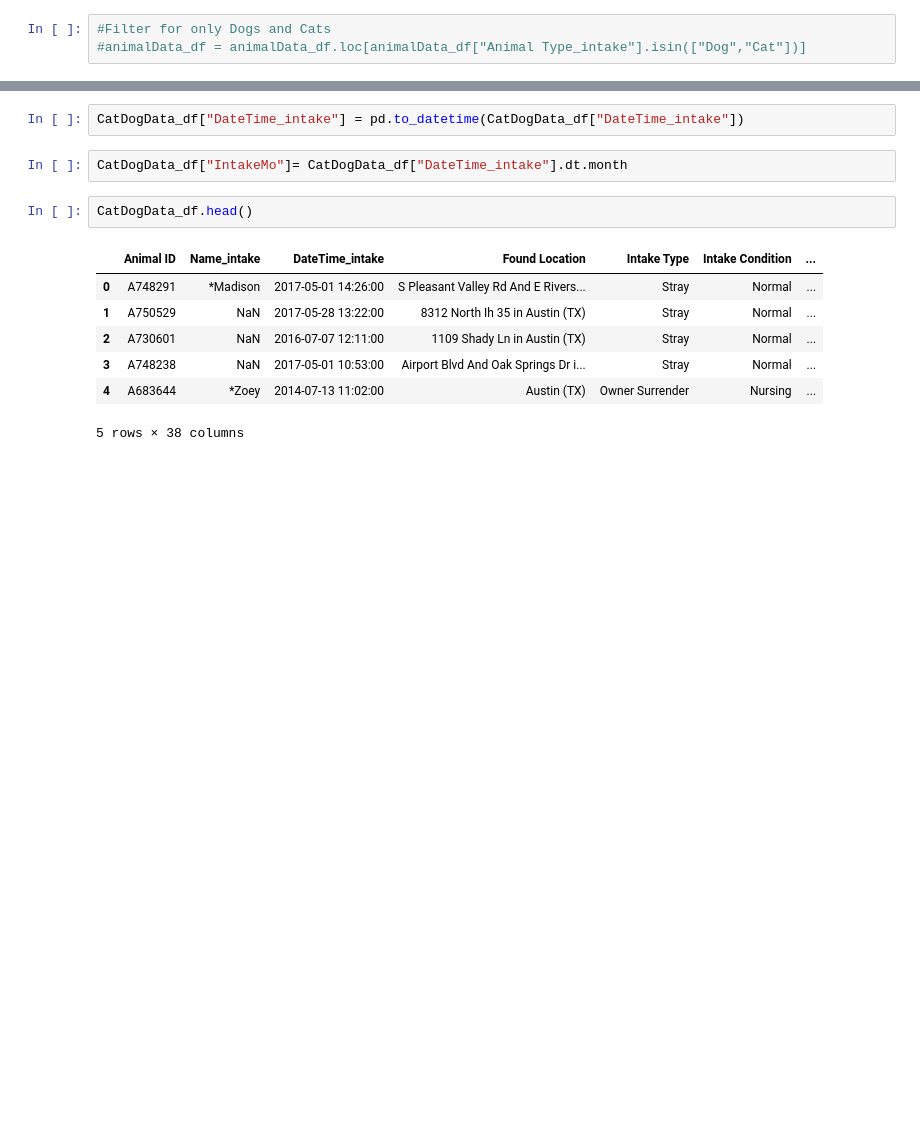
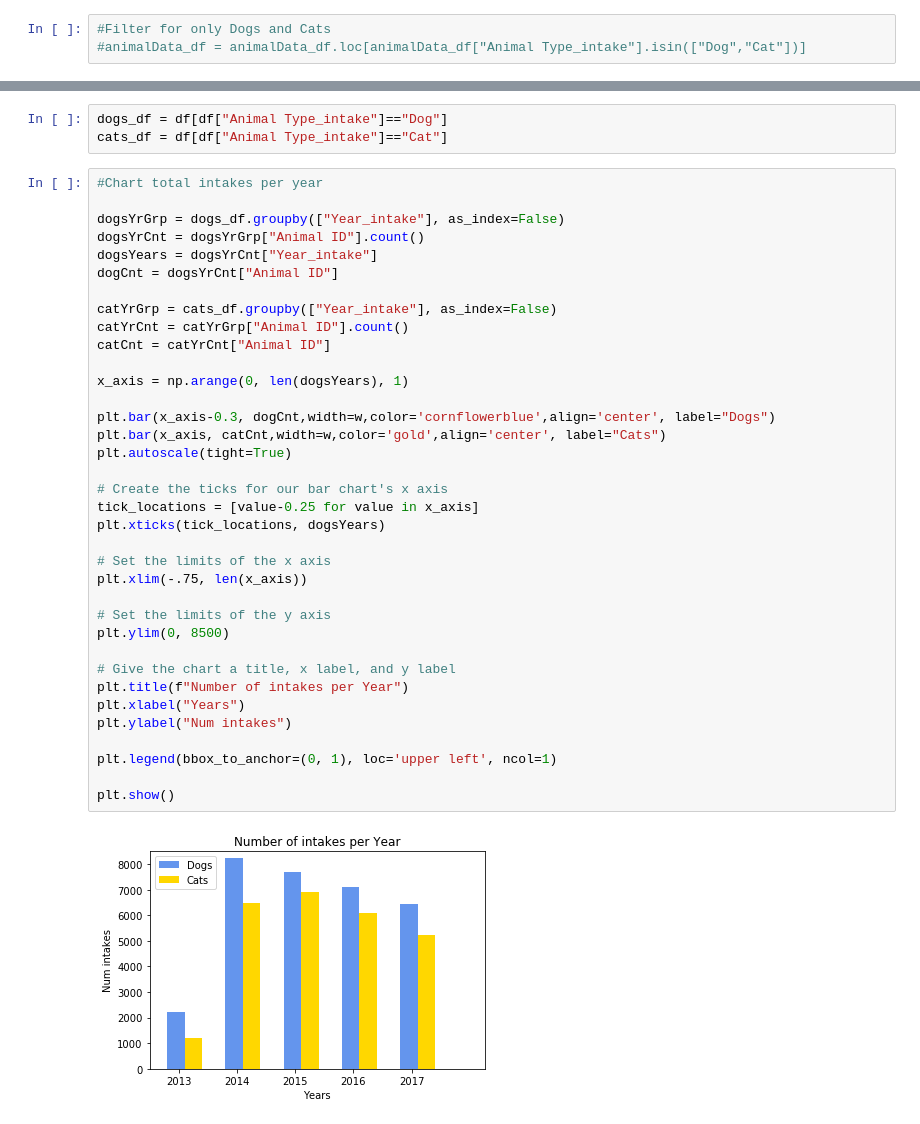
Before and after one commit to carlospisani10/Animal-Shelter-Analysis, a Jupyter notebook: DataAnalysisGeneral.ipynb, the cells around one changed output, grey strips where cells are left out. Saved outputs shown, nothing was run; the diff lists cells and outputs as text; blank space fills up the shorter version.

```diff
--- a/DataAnalysisGeneral.ipynb
+++ b/DataAnalysisGeneral.ipynb
@@ -83,17 +86,44 @@ Dog                 Female         14723
                     Rto-Adopt             63
                     Transfer            8016
 dtype: int64
-# %%
-CatDogData_df["DateTime_intake"] = pd.to_datetime(CatDogData_df["DateTime_intake"])
-# %%
-CatDogData_df["IntakeMo"]= CatDogData_df["DateTime_intake"].dt.month
-# %%
-CatDogData_df.head()
-# %% [output]
-|  | Animal ID | Name_intake | DateTime_intake | Found Location | Intake Type | Intake Condition | ... |
-| 0 | A748291 | *Madison | 2017-05-01 14:26:00 | S Pleasant Valley Rd And E Rivers... | Stray | Normal | ... |
-| 1 | A750529 | NaN | 2017-05-28 13:22:00 | 8312 North Ih 35 in Austin (TX) | Stray | Normal | ... |
-| 2 | A730601 | NaN | 2016-07-07 12:11:00 | 1109 Shady Ln in Austin (TX) | Stray | Normal | ... |
-| 3 | A748238 | NaN | 2017-05-01 10:53:00 | Airport Blvd And Oak Springs Dr i... | Stray | Normal | ... |
-| 4 | A683644 | *Zoey | 2014-07-13 11:02:00 | Austin (TX) | Owner Surrender | Nursing | ... |
-5 rows × 38 columns
+# %%
+dogs_df = df[df["Animal Type_intake"]=="Dog"]
+cats_df = df[df["Animal Type_intake"]=="Cat"]
+# %%
+#Chart total intakes per year
+
+dogsYrGrp = dogs_df.groupby(["Year_intake"], as_index=False)
+dogsYrCnt = dogsYrGrp["Animal ID"].count()
+dogsYears = dogsYrCnt["Year_intake"]
+dogCnt = dogsYrCnt["Animal ID"]
+
+catYrGrp = cats_df.groupby(["Year_intake"], as_index=False)
+catYrCnt = catYrGrp["Animal ID"].count()
+catCnt = catYrCnt["Animal ID"]
+
+x_axis = np.arange(0, len(dogsYears), 1)
+
+plt.bar(x_axis-0.3, dogCnt,width=w,color='cornflowerblue',align='center', label="Dogs")
+plt.bar(x_axis, catCnt,width=w,color='gold',align='center', label="Cats")
+plt.autoscale(tight=True)
+
+# Create the ticks for our bar chart's x axis
+tick_locations = [value-0.25 for value in x_axis]
+plt.xticks(tick_locations, dogsYears)
+
+# Set the limits of the x axis
+plt.xlim(-.75, len(x_axis))
+
+# Set the limits of the y axis
+plt.ylim(0, 8500)
+
+# Give the chart a title, x label, and y label
+plt.title(f"Number of intakes per Year")
+plt.xlabel("Years")
+plt.ylabel("Num intakes")
+
+plt.legend(bbox_to_anchor=(0, 1), loc='upper left', ncol=1)
+
+plt.show()
+# %% [output]
+[figure, added]
```
Also changed, not shown: parts of 9 cells of this notebook, 10 other files.
